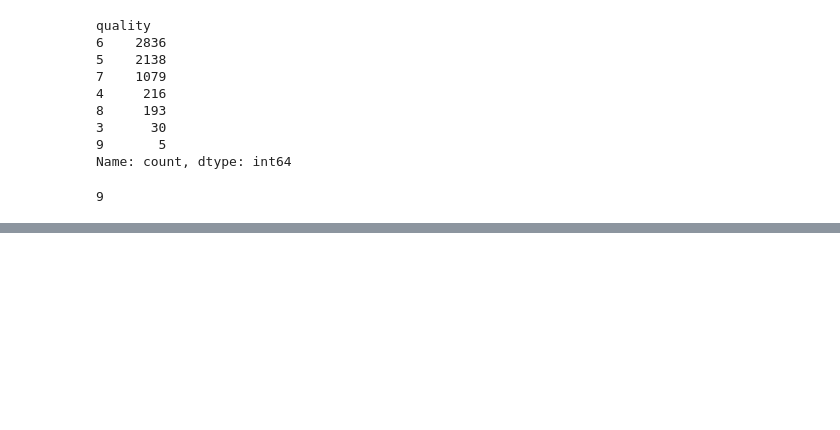
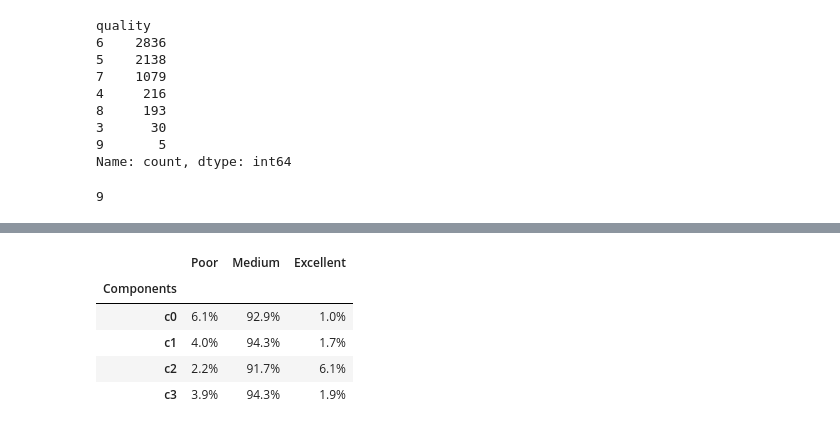
Before and after one commit to chainrunner8/Statistical-Learning, a Jupyter notebook: GA/explore.ipynb, the cells around one changed output, grey strips where cells are left out. Cells and saved outputs as stored; diff of their text form; code cells hidden in the pictures; blank space fills up the shorter version.

```diff
--- a/GA/explore.ipynb
+++ b/GA/explore.ipynb
@@ -336,0 +355,9 @@ max(y)
+# %%
+(table*100).round(1).astype(str) + '%'
+# %% [output]
+|  | Poor | Medium | Excellent |
+| Components |  |  |  |
+| c0 | 6.1% | 92.9% | 1.0% |
+| c1 | 4.0% | 94.3% | 1.7% |
+| c2 | 2.2% | 91.7% | 6.1% |
+| c3 | 3.9% | 94.3% | 1.9% |
```
Also changed, not shown: parts of 4 cells of this notebook.
